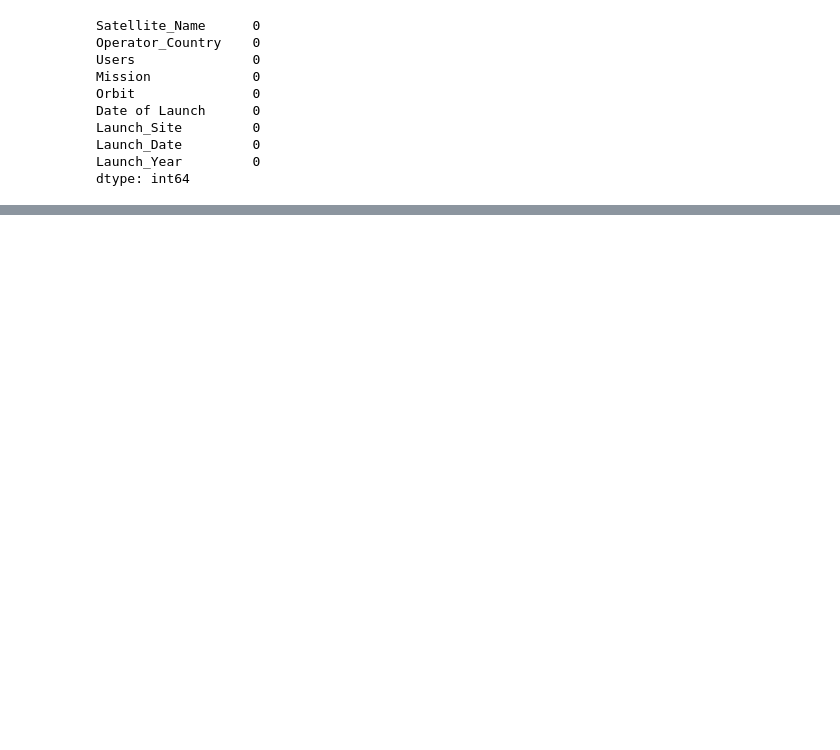
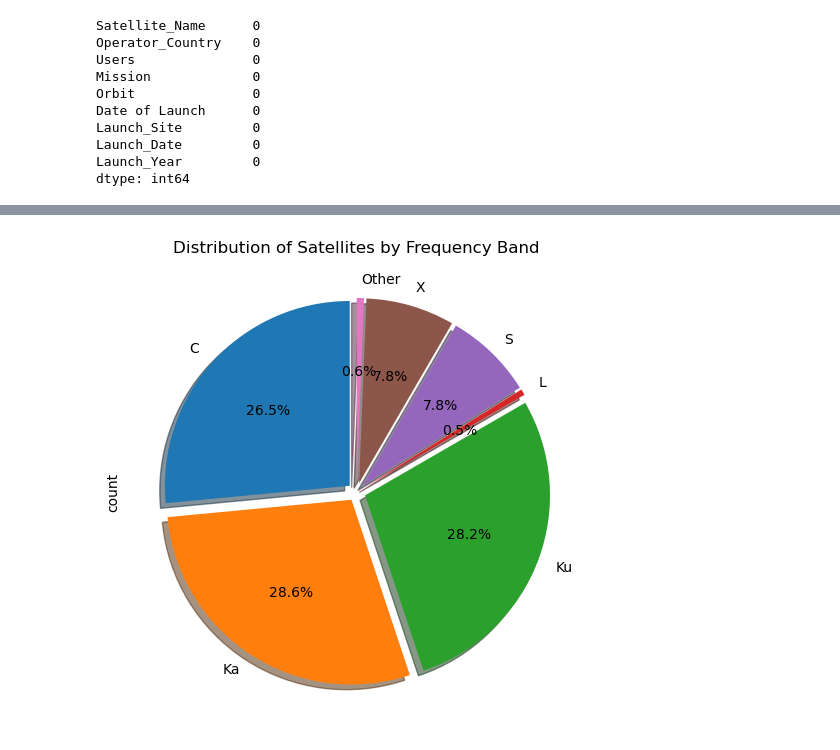
Before and after one commit to tashhalex/DDI-midterm, a Jupyter notebook: midterm2.ipynb, the cells around one changed output, grey strips where cells are left out. Cells and saved outputs as stored; diff of their text form; code cells hidden in the pictures; blank space fills up the shorter version.

```diff
--- a/midterm2.ipynb
+++ b/midterm2.ipynb
@@ -396,0 +420,10 @@ plt.show()
+# %%
+my_colors = ['']
+band_counts = exploded_df['Frequency_Band'].value_counts(sort=False)
+explode = [0.05] * len(band_counts)
+plt.figure(figsize=(6,6))
+band_counts.plot.pie(autopct='%1.1f%%', startangle=90, shadow=True, explode=explode, labeldistance=1.1)
+plt.title('Distribution of Satellites by Frequency Band')
+plt.show()
+# %% [output]
+[figure, added]
```
Also changed, not shown: parts of 25 cells of this notebook, 4 other files.
